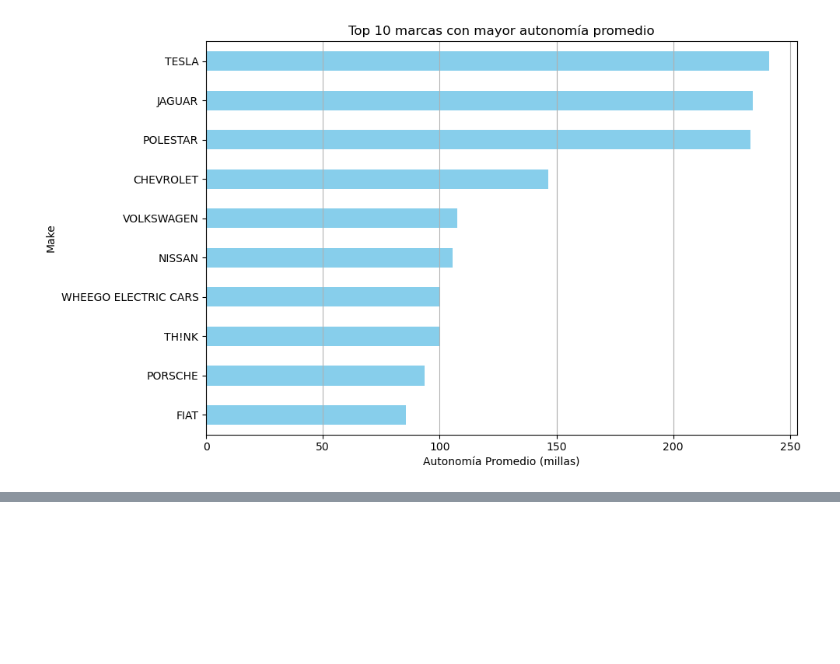
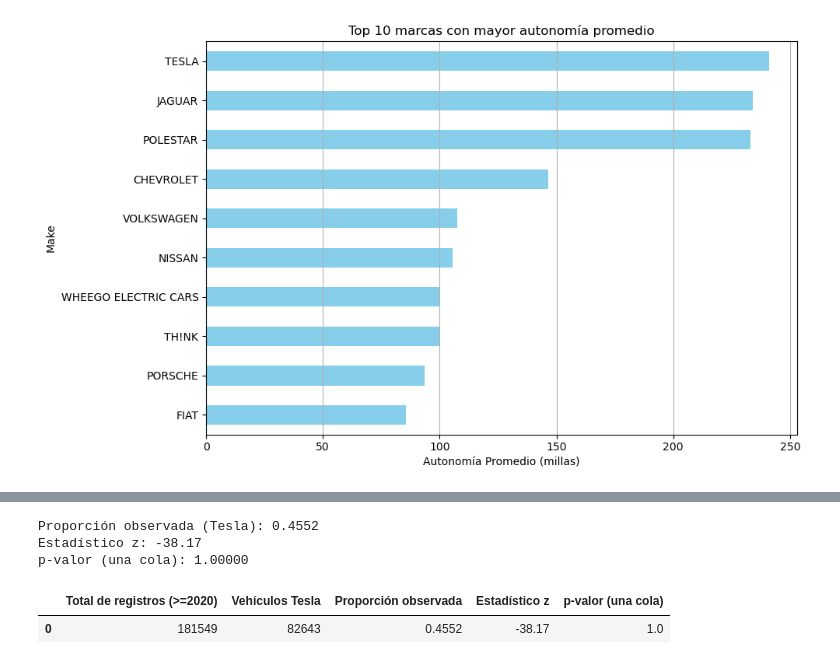
Before and after one commit to Chloe221201/ElectricCars, a Jupyter notebook: code.ipynb, the cells around one changed output, grey strips where cells are left out. Drawn from its saved outputs; the diff is of its cells as text; code cells hidden in the pictures; blank space fills up the shorter version.

```diff
--- a/code.ipynb
+++ b/code.ipynb
@@ -530,0 +584,45 @@ frecuencia_df
+# %%
+# Contraste de hipótesis: Tesla mantiene una posición dominante
+# Filtrar registros desde 2020
+df_reciente = df_csv2[df_csv2['Model Year'] >= 2020].copy()
+
+# Crear variable binaria: ¿es Tesla?
+df_reciente['Es_Tesla'] = df_reciente['Make'] == 'TESLA'
+
+# Tamaño total de la muestra y número de Tesla
+n_total = len(df_reciente)
+n_tesla = df_reciente['Es_Tesla'].sum()
+
+# Proporción observada
+p_obs = n_tesla / n_total
+
+# Proporción bajo la hipótesis nula
+p_0 = 0.5
+
+# Estadístico z
+z = (p_obs - p_0) / np.sqrt(p_0 * (1 - p_0) / n_total)
+
+# p-valor para una cola (proporción > 0.5)
+p_valor = 1 - norm.cdf(z)
+
+# Mostrar resultados
+print(f"Proporción observada (Tesla): {p_obs:.4f}")
+print(f"Estadístico z: {z:.2f}")
+print(f"p-valor (una cola): {p_valor:.5f}")
+
+tabla_resultado = pd.DataFrame({
+    'Total de registros (>=2020)': [n_total],
+    'Vehículos Tesla': [n_tesla],
+    'Proporción observada': [round(p_obs, 4)],
+    'Estadístico z': [round(z, 2)],
+    'p-valor (una cola)': [round(p_valor, 5)]
+})
+
+
+display(tabla_resultado)
+# %% [output]
+Proporción observada (Tesla): 0.4552
+Estadístico z: -38.17
+p-valor (una cola): 1.00000
+|  | Total de registros (>=2020) | Vehículos Tesla | Proporción observada | Estadístico z | p-valor (una cola) |
+| 0 | 181549 | 82643 | 0.4552 | -38.17 | 1.0 |
```
Also changed, not shown: parts of 5 cells of this notebook.
